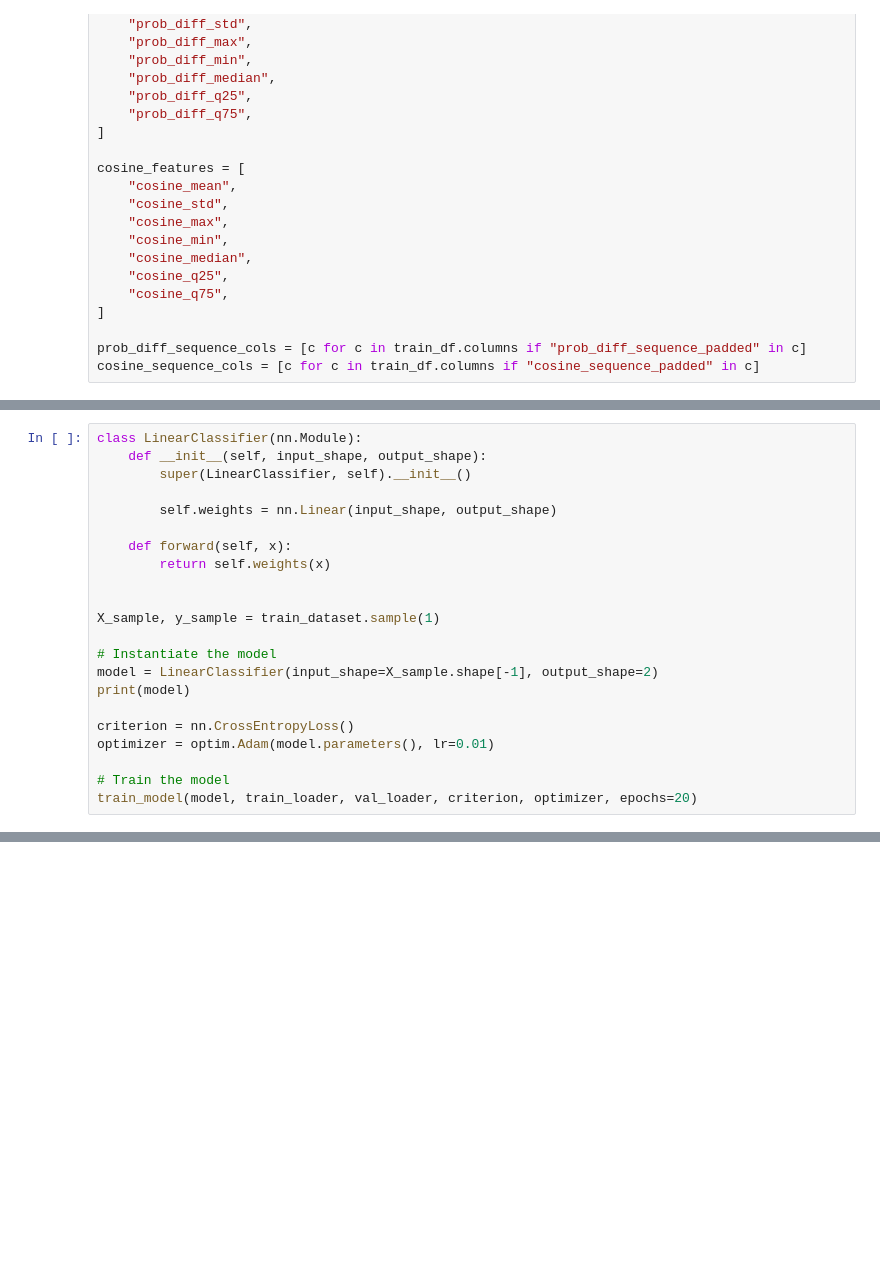
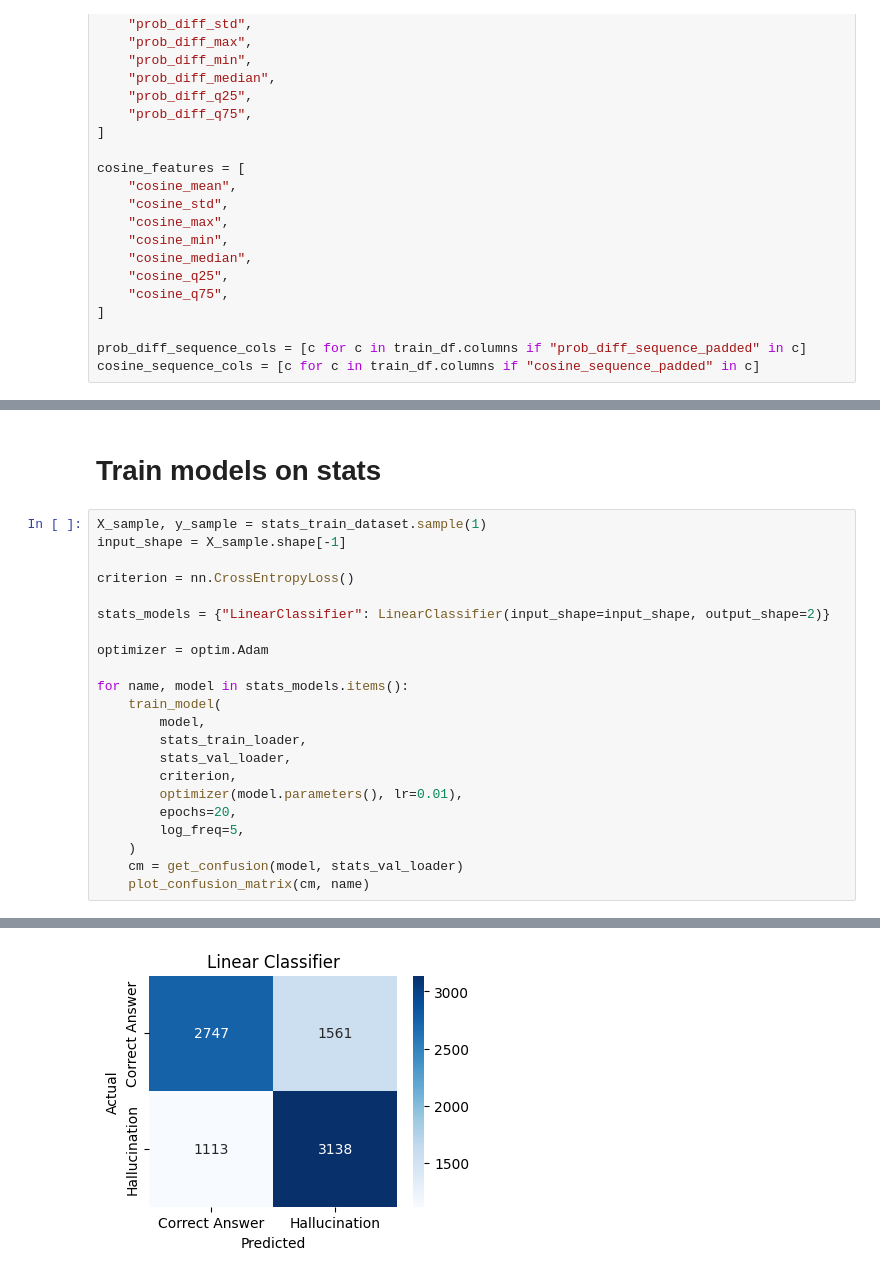
Before and after one commit to leap-laboratories/PIZZA, a Jupyter notebook: examples/hallucination_detection.ipynb, the cells around one changed output, grey strips where cells are left out. Saved outputs shown, nothing was run; the diff lists cells and outputs as text; blank space fills up the shorter version.

```diff
--- a/examples/hallucination_detection.ipynb
+++ b/examples/hallucination_detection.ipynb
@@ -210,22 +207,0 @@ Epoch 20/20, Train Loss: 0.6021791003292722, Val Loss: 0.6103841199803708, Val A
-# %%
-class LinearClassifier(nn.Module):
-    def __init__(self, input_shape, output_shape):
-        super(LinearClassifier, self).__init__()
-
-        self.weights = nn.Linear(input_shape, output_shape)
-
-    def forward(self, x):
-        return self.weights(x)
-
-
-X_sample, y_sample = train_dataset.sample(1)
-
-# Instantiate the model
-model = LinearClassifier(input_shape=X_sample.shape[-1], output_shape=2)
-print(model)
-
-criterion = nn.CrossEntropyLoss()
-optimizer = optim.Adam(model.parameters(), lr=0.01)
-
-# Train the model
-train_model(model, train_loader, val_loader, criterion, optimizer, epochs=20)
@@ -424,0 +300,25 @@ Epoch 20/20, Train Loss: 0.5509687527822322, Val Loss: 0.5791677665799412, Val A
+# %% [markdown]
+# Train models on stats
+# %%
+X_sample, y_sample = stats_train_dataset.sample(1)
+input_shape = X_sample.shape[-1]
+
+criterion = nn.CrossEntropyLoss()
+
+stats_models = {"LinearClassifier": LinearClassifier(input_shape=input_shape, output_shape=2)}
+
+optimizer = optim.Adam
+
+for name, model in stats_models.items():
+    train_model(
+        model,
+        stats_train_loader,
+        stats_val_loader,
+        criterion,
+        optimizer(model.parameters(), lr=0.01),
+        epochs=20,
+        log_freq=5,
+    )
+    cm = get_confusion(model, stats_val_loader)
+    plot_confusion_matrix(cm, name)
+# %% [output]
@@ -424,0 +326 @@ Epoch 20/20, Train Loss: 0.5509687527822322, Val Loss: 0.5791677665799412, Val A
+[figure, added]
```
Also changed, not shown: parts of 15 cells of this notebook.
